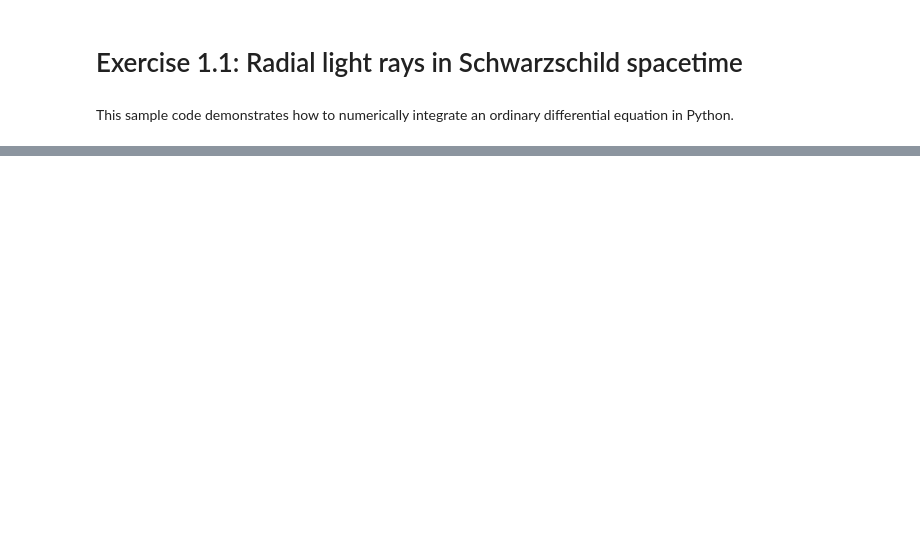
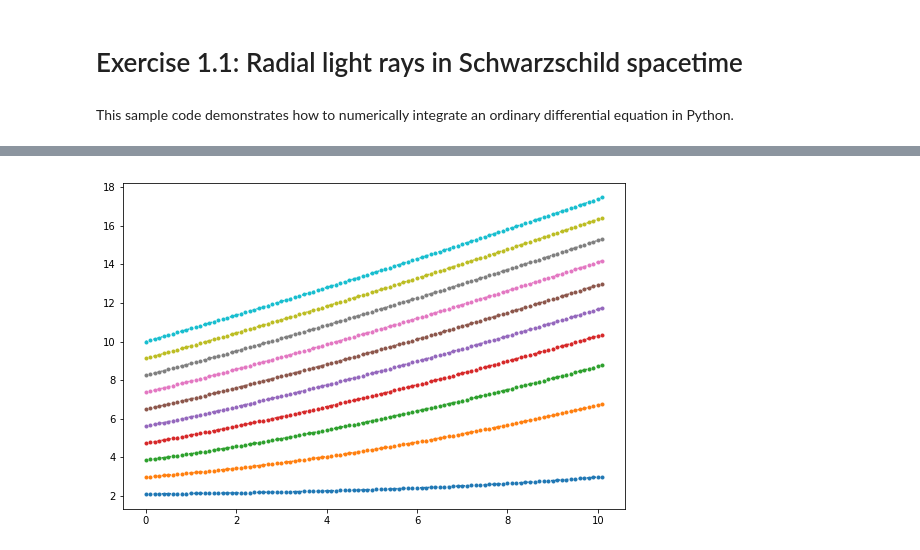
Before and after one commit to gwastro-2019/problem-set-1, a Jupyter notebook: 1-radial-light-rays.ipynb, the cells around one changed output, grey strips where cells are left out. Saved outputs shown, nothing was run; the diff lists cells and outputs as text; code cells hidden in the pictures; blank space fills up the shorter version.

```diff
--- a/1-radial-light-rays.ipynb
+++ b/1-radial-light-rays.ipynb
@@ -10,15 +10,15 @@ from scipy.integrate import ode
 def integrate_sample_ode(x0):
     t_history = [ 0. ]
     x_history = [ x0 ]
-    x = ode(lambda t, x: x).set_integrator('zvode', method='bdf').set_initial_value(x_history[0], t_history[0])
+    x = ode(lambda t, x: (1-2/x)/(1+2/x)).set_integrator('zvode', method='bdf').set_initial_value(x_history[0], t_history[0])
     dt = 0.1
-    while x.successful() and x.t < 3.:
+    while x.successful() and x.t < 10.:
         x_history.append(x.integrate(x.t + dt)[0])
         t_history.append(x.t)
     return t_history, x_history
 # %%
 plt.figure(figsize=(9, 6))
-for x0 in np.linspace(0., 1., 10):
+for x0 in np.linspace(2.1, 10, 10):
     t, x = integrate_sample_ode(x0=x0)
     plt.plot(t, x, marker='.', ls='dotted')
 # %% [output]
@@ -25,0 +25 @@ for x0 in np.linspace(0., 1., 10):
+[figure, added]
```
Also changed, not shown: parts of 1 cell of this notebook.
